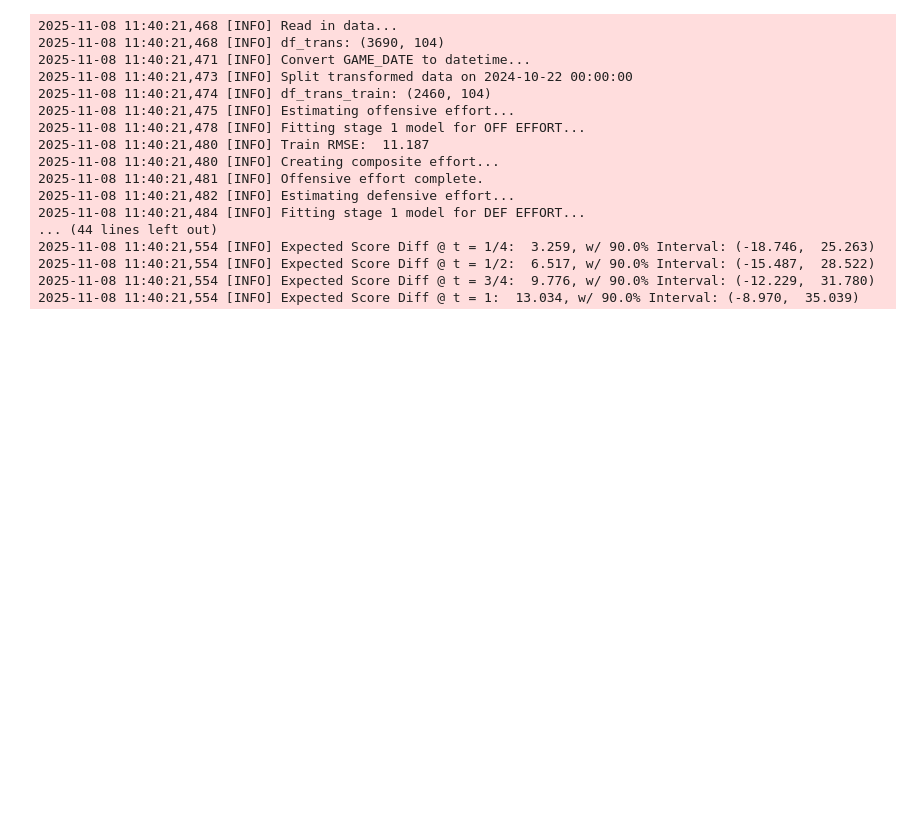
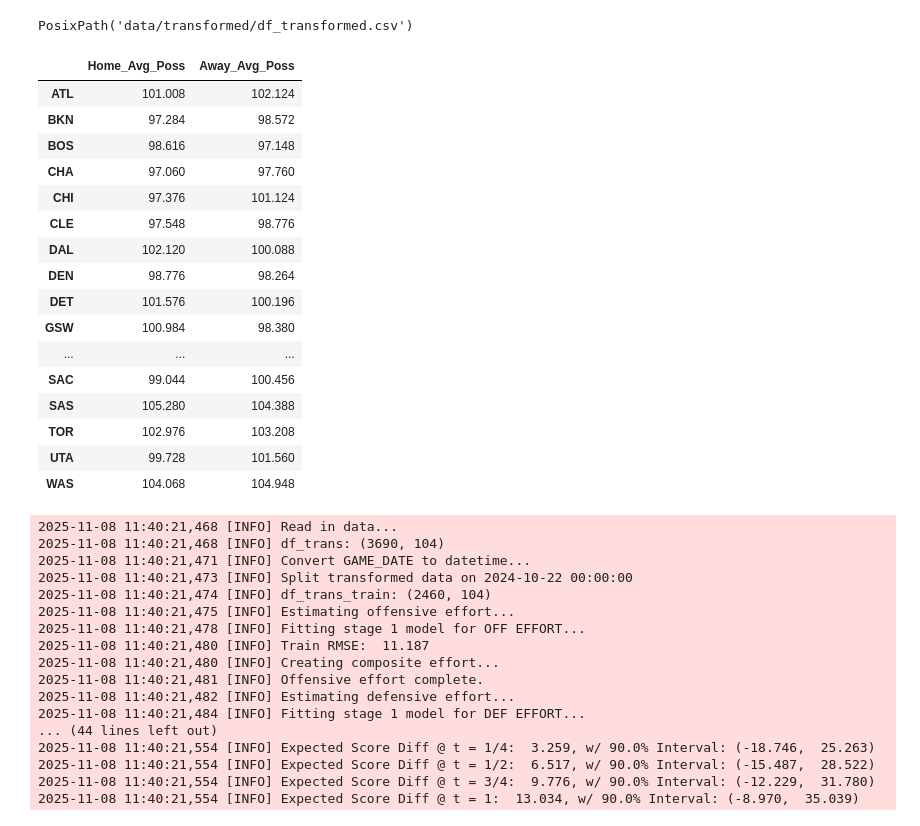
Before and after one commit to samluxenberg1/nba_hustle_sdg, a Jupyter notebook: notebooks/gt_solve.ipynb, the cells around one changed output. Drawn from its saved outputs; the diff is of its cells as text; code cells hidden in the pictures; blank space fills up the shorter version.

```diff
--- a/notebooks/gt_solve.ipynb
+++ b/notebooks/gt_solve.ipynb
@@ -42,4 +54,9 @@ WINDOW = 10
 # display(df_train_stage2.tail())
 # display(df_test_stage2)
 # %%
-dates[:5]
+game_date = pd.to_datetime('2024-10-22')
+df_trans_prior = df_transformed[df_transformed['GAME_DATE_dt']<game_date].copy()
+#print(df_trans_prior[df_trans_prior['GAME_DATE_dt']==(game_date-pd.Timedelta(days=1))][['GAME_DATE','HOME_TEAM_NAME','AWAY_TEAM_NAME','EST_HOME_POSS','EST_AWAY_POSS']])
+h_poss = df_trans_prior.groupby('HOME_TEAM_ABBREVIATION').tail(WINDOW).groupby('HOME_TEAM_ABBREVIATION')['HOME_EST_POSS'].mean()
+a_poss = df_trans_prior.groupby('AWAY_TEAM_ABBREVIATION').tail(WINDOW).groupby('AWAY_TEAM_ABBREVIATION')['AWAY_EST_POSS'].mean()
+df_poss = pd.DataFrame({'Home_Avg_Poss':h_poss, 'Away_Avg_Poss':a_poss})
@@ -53,3 +81,28 @@ Name: GAME_DATE, dtype: datetime64[ns]
+# %%
+trans_file = 'data/transformed/df_transformed.csv'
+Path(trans_file)
+# %% [output]
+PosixPath('data/transformed/df_transformed.csv')
+# %%
+df_poss
+# %% [output]
+|  | Home_Avg_Poss | Away_Avg_Poss |
+| ATL | 101.008 | 102.124 |
+| BKN | 97.284 | 98.572 |
+| BOS | 98.616 | 97.148 |
+| CHA | 97.060 | 97.760 |
+| CHI | 97.376 | 101.124 |
+| CLE | 97.548 | 98.776 |
+| DAL | 102.120 | 100.088 |
+| DEN | 98.776 | 98.264 |
+| DET | 101.576 | 100.196 |
+| GSW | 100.984 | 98.380 |
+| ... | ... | ... |
+| SAC | 99.044 | 100.456 |
+| SAS | 105.280 | 104.388 |
+| TOR | 102.976 | 103.208 |
+| UTA | 99.728 | 101.560 |
+| WAS | 104.068 | 104.948 |
 # %%
 # Stage 1 Parameters
 off_effort_list = []
```
Also changed, not shown: parts of 7 cells of this notebook, 19 other files.
